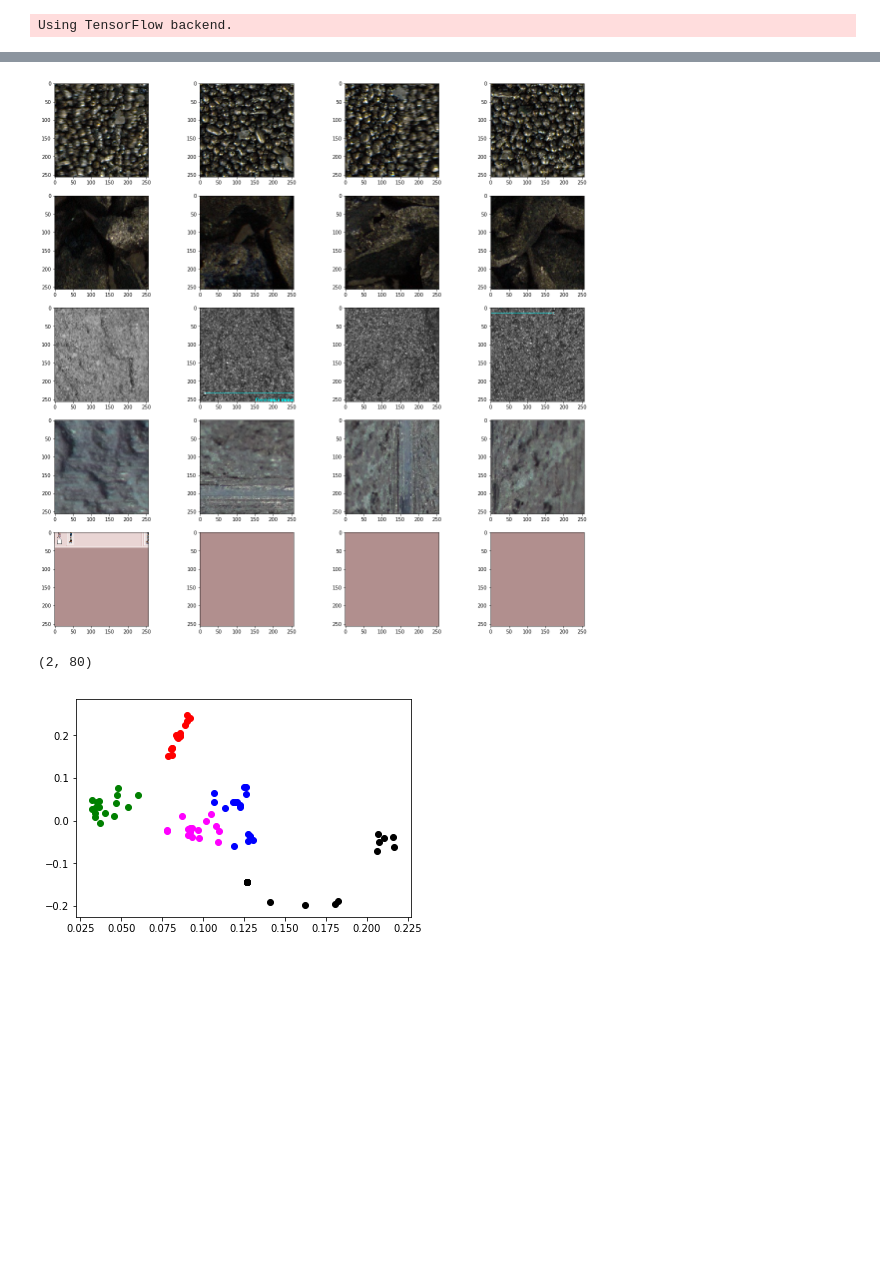
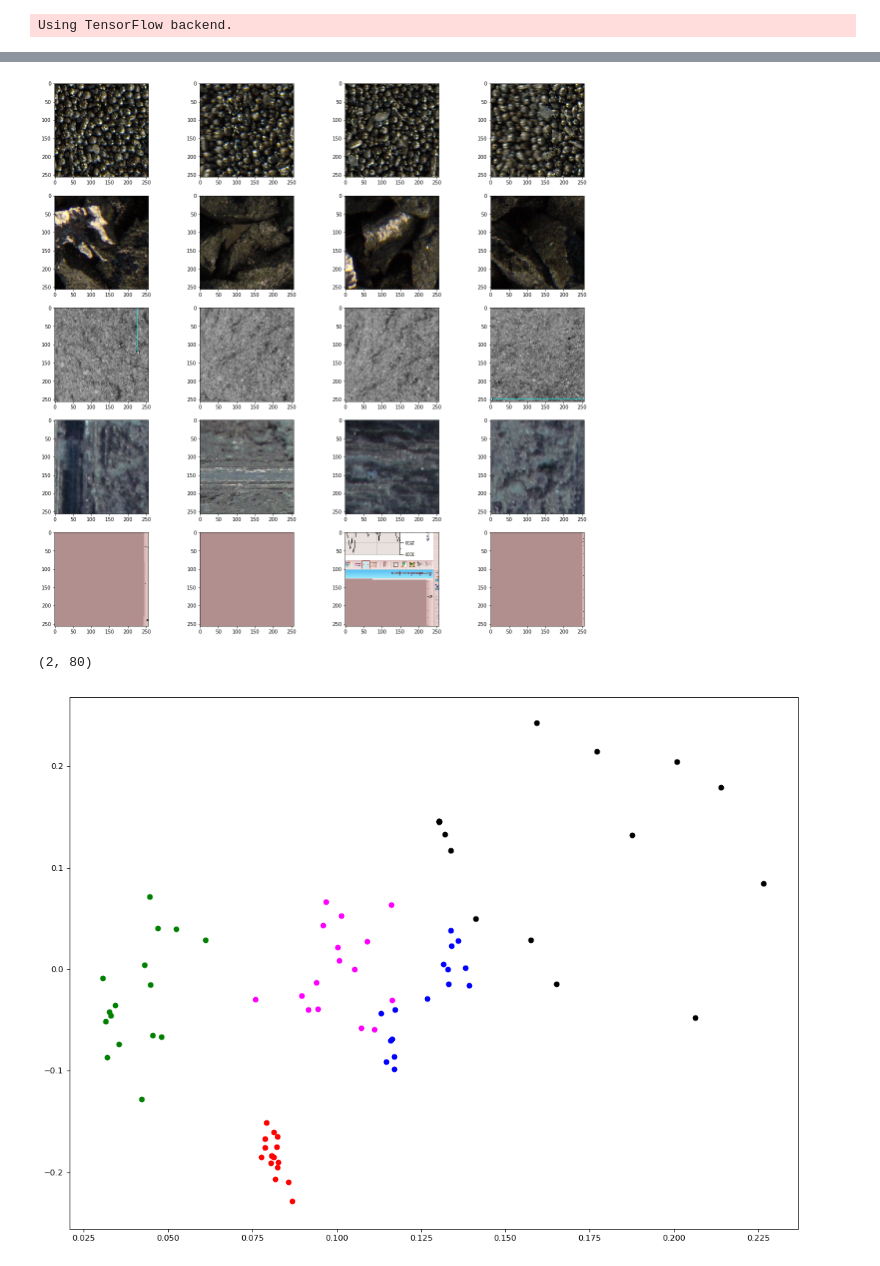
Before and after one commit to Ashgun/cv_crime_AE, a Jupyter notebook: Untitled.ipynb, the cells around one changed output, grey strips where cells are left out. Cells and saved outputs as stored; diff of their text form; code cells hidden in the pictures; blank space fills up the shorter version.

```diff
--- a/Untitled.ipynb
+++ b/Untitled.ipynb
@@ -145,15 +141,15 @@ def keras_generator(basepath, batch_size, use_scaling=True, class_template=''):
 
         yield np.array(x_batch), np.array(y_batch)
 # %%
-batch_size = 16
+batch_size = 8
 # %%
 history = model.fit_generator(keras_generator('./imgs', batch_size),
-              steps_per_epoch=50,
-              epochs=30,
+              steps_per_epoch=15,
+              epochs=3,
               verbose=1,
               callbacks=callbacks,
               validation_data=keras_generator('./imgs', batch_size),
-              validation_steps=10,
+              validation_steps=3,
               class_weight=None,
               max_queue_size=10,
               workers=1,
@@ -298,7 +283,7 @@ for row in range(classes_num):
 
 plt.show()
 # %% [output]
-[figure, old version]
+[figure, new version]
 # %%
 in_data = classified_data.transpose()
 mean, eigenvectors = cv2.PCACompute(in_data, np.mean(in_data, axis=0).reshape(1,-1), maxComponents=2)
@@ -309,13 +294,13 @@ eigenvectors.shape
 # %%
 view_data = eigenvectors
 
-fig, ax = plt.subplots()
+fig, ax = plt.subplots(figsize=(16, 12), dpi=80)
 colors = ['red', 'green', 'blue', 'magenta', 'black']
 for class_idx in range(classes_num):
     sp = testing_batch_size * class_idx
     tp = testing_batch_size * (class_idx + 1)
     ax.scatter(view_data[0,sp:tp], view_data[1,sp:tp], c=colors[class_idx])
 
 plt.show()
 # %% [output]
-[figure, old version]
+[figure, new version]
```
Also changed, not shown: parts of 7 cells of this notebook.
